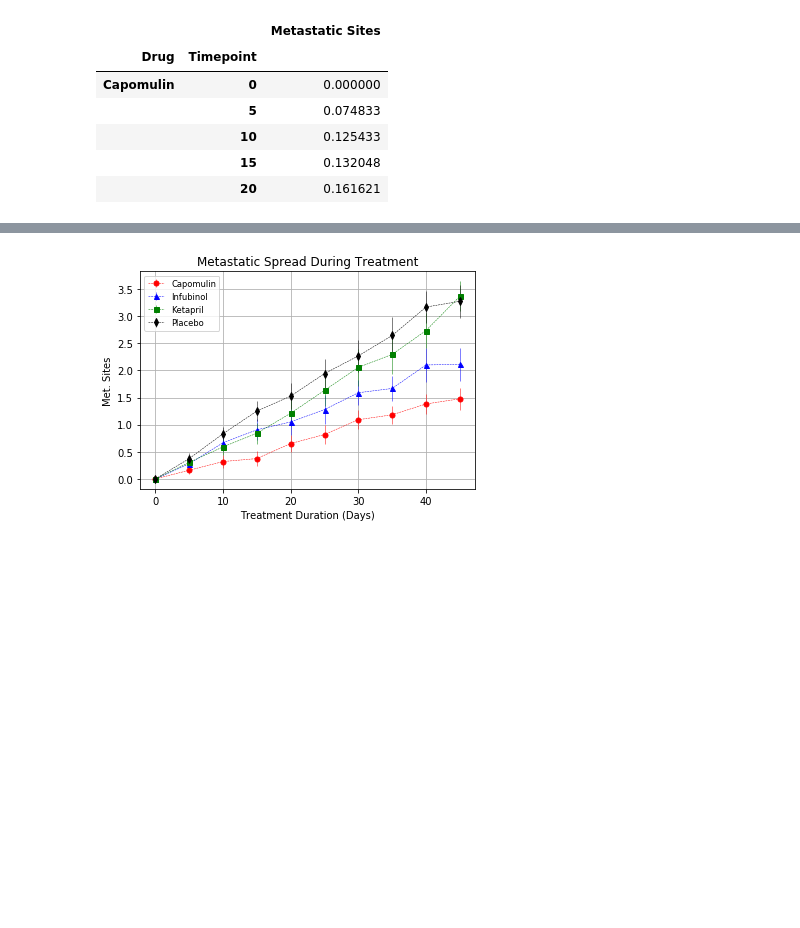
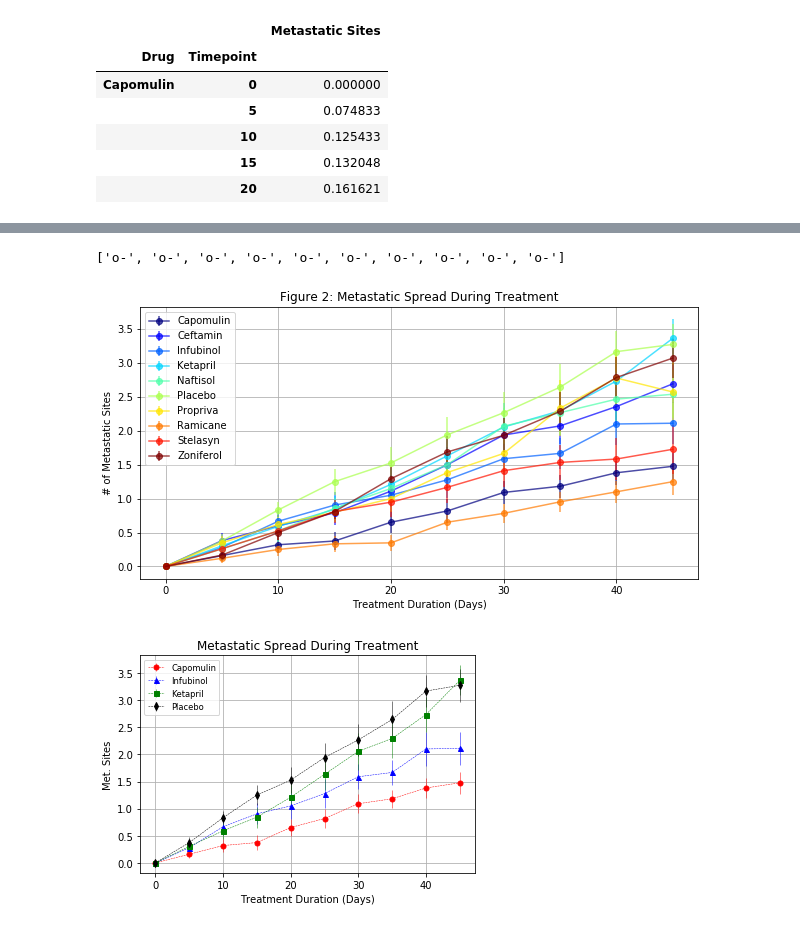
Before and after one commit to daddyjab/PythonAssignments, a Jupyter notebook: Pymaceuticals/pymaceuticals_starter-jb.ipynb, the cells around one changed output, grey strips where cells are left out. Cells and saved outputs as stored; diff of their text form; code cells hidden in the pictures; blank space fills up the shorter version.

```diff
--- a/Pymaceuticals/pymaceuticals_starter-jb.ipynb
+++ b/Pymaceuticals/pymaceuticals_starter-jb.ipynb
@@ -232,8 +235,5 @@ fig1.savefig("results\Tumor Response to Treatment (Figure 1)")
 # %% [markdown]
 ## Metastatic Response to Treatment
 # %%
-# Store the Mean Met. Site Data Grouped by Drug and Timepoint
-
-# Convert to DataFrame
-
-# Preview DataFrame
+# Store the Mean Metastatic Spread data Grouped by Drug and Timepoint
+mean_dm_df = (g_drugtime.agg(np.mean))[['Drug','Timepoint','Metastatic Sites']]
@@ -247,8 +256,5 @@ fig1.savefig("results\Tumor Response to Treatment (Figure 1)")
 |  | 15 | 0.375000 |
 |  | 20 | 0.652174 |
 # %%
-# Store the Standard Error associated with Met. Sites Grouped by Drug and Timepoint
-
-# Convert to DataFrame
-
-# Preview DataFrame
+# Store the Standard Error of Metastatic Spread Grouped by Drug and Timepoint
+sem_dm_df = (g_drugtime.agg(stats.sem))[['Drug','Timepoint','Metastatic Sites']]
@@ -267,0 +279,3 @@ fig1.savefig("results\Tumor Response to Treatment (Figure 1)")
+# %%
+# Use dataframe pivot table to reformat the mean data in a way that's easy to plot
+mean_dm_pv_df = mean_dm_df.pivot(index='Timepoint', columns='Drug', values='Metastatic Sites')
@@ -267,0 +292,3 @@ fig1.savefig("results\Tumor Response to Treatment (Figure 1)")
+# %%
+# Use dataframe pivot table to reformat the sem data in a way that's easy to plot
+sem_dm_pv_df = sem_dm_df.pivot(index='Timepoint', columns='Drug', values='Metastatic Sites')
@@ -282,0 +314,19 @@ fig1.savefig("results\Tumor Response to Treatment (Figure 1)")
+# %%
+# @TODO: How to get different markers for each column of data?
+
+markerlist = ["o-"] * 10
+markerlist
+# %% [output]
+['o-', 'o-', 'o-', 'o-', 'o-', 'o-', 'o-', 'o-', 'o-', 'o-']
+# %%
+# Generate the plot
+ax2 = mean_dm_pv_df.plot(yerr=sem_dm_pv_df, fmt = 'o-', grid=True, figsize=(10,5), colormap='jet', alpha=0.7)
+
+ax2.set_xlabel("Treatment Duration (Days)")
+ax2.set_ylabel("# of Metastatic Sites")
+ax2.set_title("Figure 2: Metastatic Spread During Treatment")
+ax2.legend(loc="best")
+
+plt.show()
+# %% [output]
+[figure, added]
```
Also changed, not shown: parts of 27 cells of this notebook, 3 other files.
